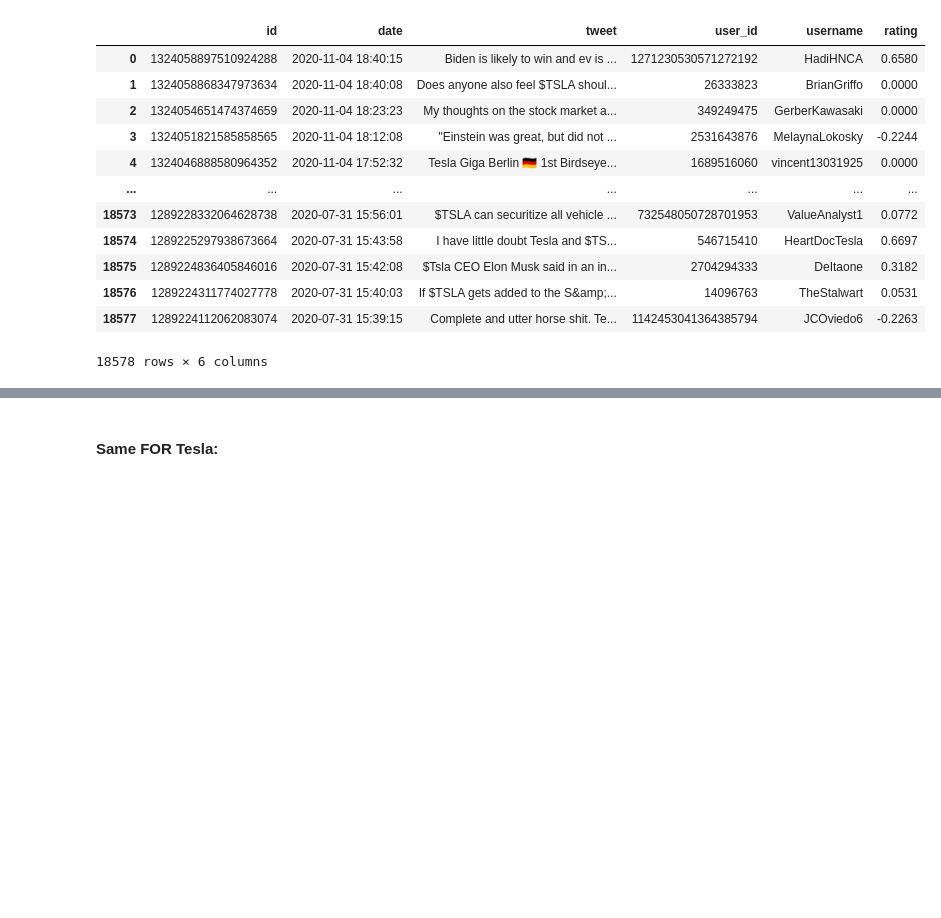
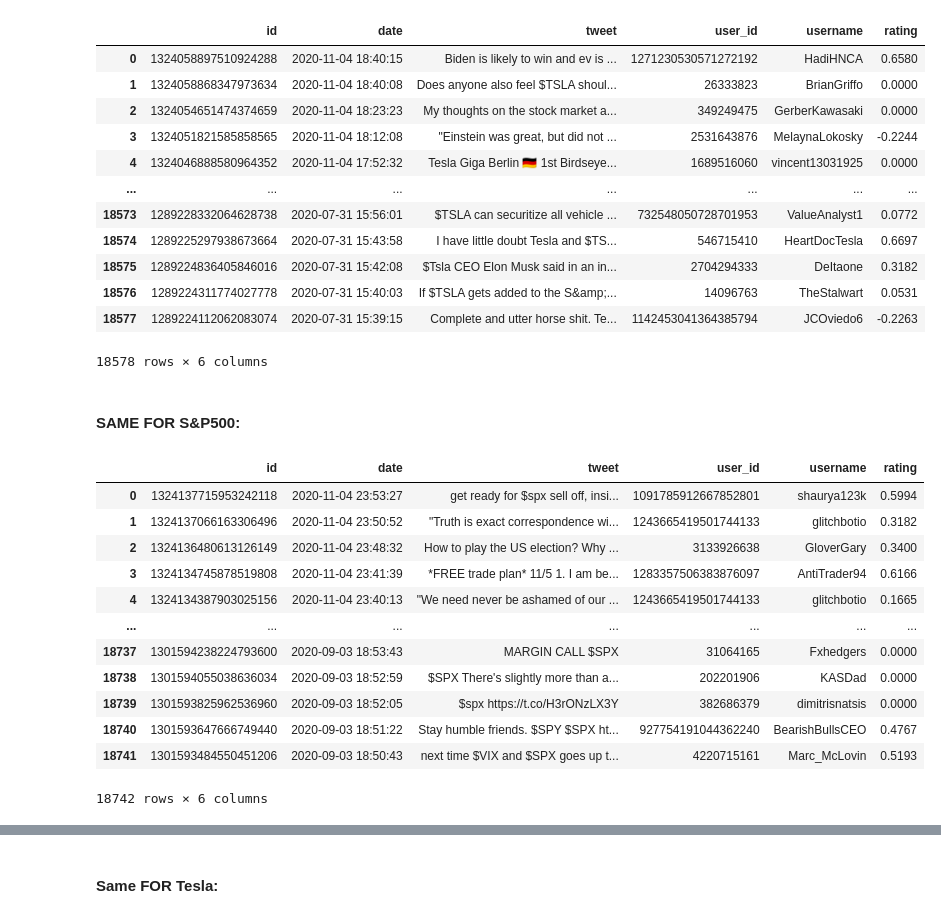
Before and after one commit to Casmodeus/Sentiment-Analysis-in-Stock-Market, a Jupyter notebook: project_2ndITER.ipynb, the cells around one changed output, grey strips where cells are left out. Saved outputs shown, nothing was run; the diff lists cells and outputs as text; code cells hidden in the pictures; blank space fills up the shorter version.

```diff
--- a/project_2ndITER.ipynb
+++ b/project_2ndITER.ipynb
@@ -184,6 +184,29 @@ tsla_tweets[['id','date','tweet','user_id','username','rating']]
 | 18576 | 1289224311774027778 | 2020-07-31 15:40:03 | If $TSLA gets added to the S&amp;... | 14096763 | TheStalwart | 0.0531 |
 | 18577 | 1289224112062083074 | 2020-07-31 15:39:15 | Complete and utter horse shit. Te... | 1142453041364385794 | JCOviedo6 | -0.2263 |
 18578 rows × 6 columns
+# %% [markdown]
+#### SAME FOR S&P500:
+# %%
+spx_tweets['rating'] = [analyser.polarity_scores(x)['compound'] for x in spx_tweets['tweet']]
+spx_tweets['neu'] = [analyser.polarity_scores(x)['neu'] for x in spx_tweets['tweet']]
+spx_tweets['pos'] = [analyser.polarity_scores(x)['pos'] for x in spx_tweets['tweet']]
+spx_tweets['neg'] = [analyser.polarity_scores(x)['neg'] for x in spx_tweets['tweet']]
+
+spx_tweets[['id','date','tweet','user_id','username','rating']]
+# %% [output]
+|  | id | date | tweet | user_id | username | rating |
+| 0 | 1324137715953242118 | 2020-11-04 23:53:27 | get ready for $spx sell off, insi... | 1091785912667852801 | shaurya123k | 0.5994 |
+| 1 | 1324137066163306496 | 2020-11-04 23:50:52 | "Truth is exact correspondence wi... | 1243665419501744133 | glitchbotio | 0.3182 |
+| 2 | 1324136480613126149 | 2020-11-04 23:48:32 | How to play the US election? Why ... | 3133926638 | GloverGary | 0.3400 |
+| 3 | 1324134745878519808 | 2020-11-04 23:41:39 | *FREE trade plan* 11/5 1. I am be... | 1283357506383876097 | AntiTrader94 | 0.6166 |
+| 4 | 1324134387903025156 | 2020-11-04 23:40:13 | "We need never be ashamed of our ... | 1243665419501744133 | glitchbotio | 0.1665 |
+| ... | ... | ... | ... | ... | ... | ... |
+| 18737 | 1301594238224793600 | 2020-09-03 18:53:43 | MARGIN CALL $SPX | 31064165 | Fxhedgers | 0.0000 |
+| 18738 | 1301594055038636034 | 2020-09-03 18:52:59 | $SPX There's slightly more than a... | 202201906 | KASDad | 0.0000 |
+| 18739 | 1301593825962536960 | 2020-09-03 18:52:05 | $spx https://t.co/H3rONzLX3Y | 382686379 | dimitrisnatsis | 0.0000 |
+| 18740 | 1301593647666749440 | 2020-09-03 18:51:22 | Stay humble friends. $SPY $SPX ht... | 927754191044362240 | BearishBullsCEO | 0.4767 |
+| 18741 | 1301593484550451206 | 2020-09-03 18:50:43 | next time $VIX and $SPX goes up t... | 4220715161 | Marc_McLovin | 0.5193 |
+18742 rows × 6 columns
 # %%
 aapl_tweets['date'] = pd.to_datetime(aapl_tweets['date'], errors='coerce')
 aapl_tweets['Year'] = pd.DatetimeIndex(aapl_tweets['date']).year
```
Also changed, not shown: parts of 15 cells of this notebook.
